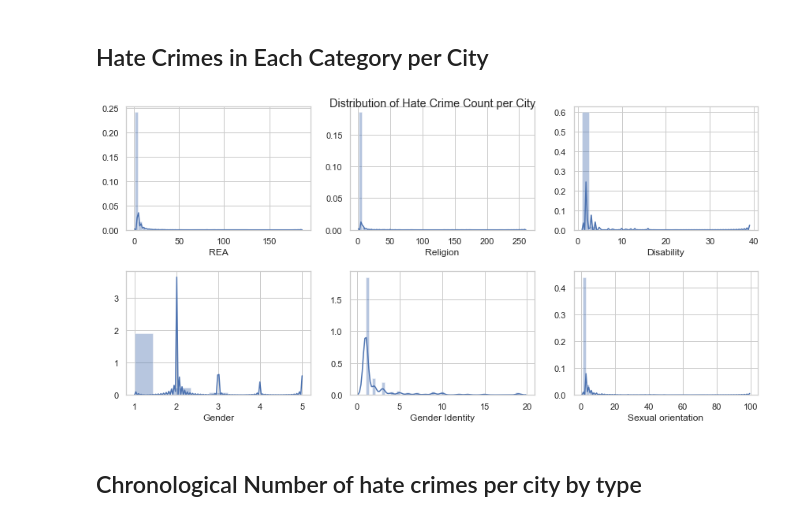
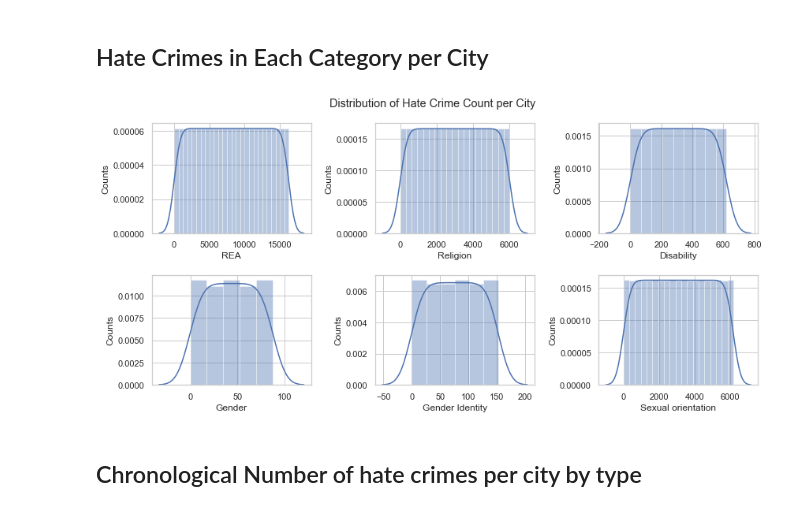
Before and after one commit to gemmaaa/capstone_projects, a Jupyter notebook: FC birlikde 3. Data analysis.ipynb, the cells around one changed output. Cells and saved outputs as stored; diff of their text form; code cells hidden in the pictures.

```diff
--- a/FC birlikde 3. Data analysis.ipynb
+++ b/FC birlikde 3. Data analysis.ipynb
@@ -580,0 +584,14 @@ crimes = ['Total offenses', 'Aggravated assault', 'Intimidation',
+# %%
+# adding the totals to cities
+by_city_only['Total crimes persons'] = by_city_only[crimes_c_persons].sum(axis=1)
+by_city_only['Total crimes property'] = by_city_only[crimes_c_property].sum(axis=1)
+# %%
+old_crimes = ['Total offenses', 'Aggravated assault', 'Intimidation',
+       'Murder and non negligent manslaughter', 'Simple assault',
+       'Rape (legacy)', 'Rape (revised)', 'Other Crimes c persons',
+       'Arson', 'Burglary', 'Destruction damage vandalism',
+       'Larceny theft', 'Motor vehicle theft', 'Robbery',
+       'Other Crimes c property', 'Crimes c society']
+
+crimes = ['Total crimes persons', 'Total crimes property','Crimes c society']
+biases = ['REA','Religion','Disability','Gender', 'Gender Identity','Sexual orientation']
@@ -580,0 +644,19 @@ crimes = ['Total offenses', 'Aggravated assault', 'Intimidation',
+# %%
+#  going to rename some columns for the sake of the labels
+
+crimes_c_persons = ['A assault', 'Intimidation', 'Murder','S assault',
+                    'Rape L', 'Rape R', 'Other Pl']
+crimes_c_property = ['Arson', 'Burglary', 'Destruction',
+                     'Larceny', 'MV theft', 'Robbery',
+                     'Other Pr']
+crimes_c_society = ['Crimes c society']
+
+
+amess2 = by_city_only.rename(index=str, columns={'Aggravated assault': 'A assault',
+                    'Murder and non negligent manslaughter': 'Murder',
+                    'Simple assault': 'S assault',
+                    'Rape (legacy)': 'Rape L', 'Rape (revised)': 'Rape R',
+                    'Other Crimes c persons' : 'Other Pl',
+                     'Destruction damage vandalism': 'Destruction',
+                     'Larceny theft':'Larceny', 'Motor vehicle theft':'MV theft',
+                     'Other Crimes c property': 'Other Pr'})
@@ -583,23 +757,24 @@ crimes = ['Total offenses', 'Aggravated assault', 'Intimidation',
 # %%
 cols = ['REA', 'Religion', 'Disability', 'Gender',
        'Gender Identity', 'Sexual orientation']
 
 sns.set(style="whitegrid")
 
 f, axes = plt.subplots(2, 3, figsize=(12, 6), sharex=False)
 sns.despine(left=True)
 
+
 for i in range(2*3):
     plt.subplot(2,3,i+1)
-    sns.distplot(by_city_only[by_city_only[cols[i]] > 0][cols[i]].dropna().sort_values())
-    plt.tight_layout()
+    ax = sns.distplot(by_city_only[by_city_only[cols[i]] > 0][cols[i]].dropna().nonzero(),
+                 hist=True, label=cols[i])
+    ax.set(ylabel="Counts", xlabel=cols[i])
+    plt.tight_layout(w_pad=1, rect=[0, 0.03, 1, 0.95])
 
 plt.suptitle('Distribution of Hate Crime Count per City')
 plt.show()
-
-# add y label axis
 # %% [output]
-[figure, old version]
+[figure, new version]
 # %% [markdown]
 ## Chronological Number of hate crimes per city by type
 # %%
```
Also changed, not shown: parts of 40 cells of this notebook, 1 other file.
